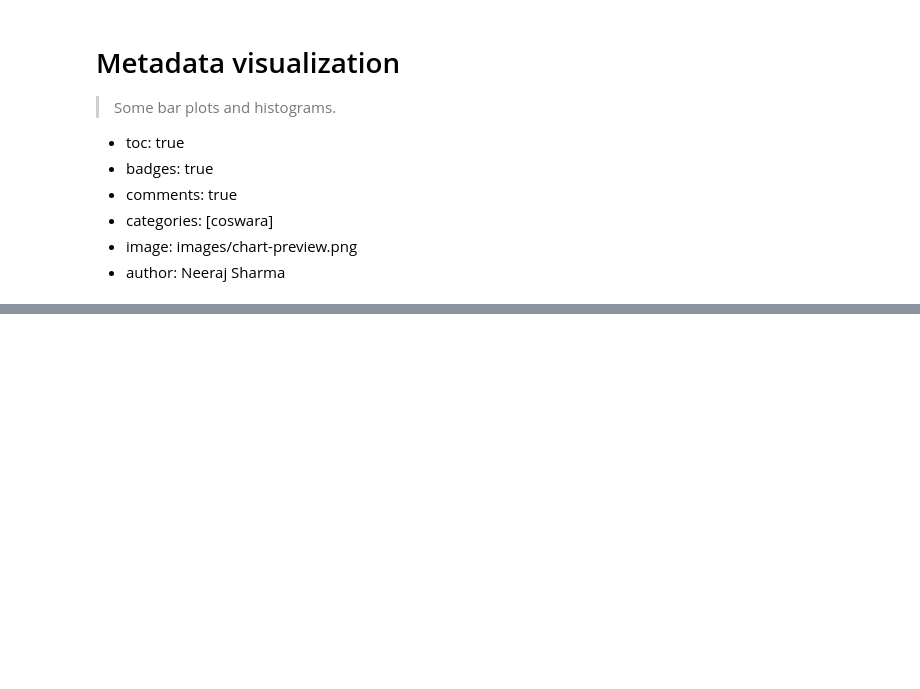
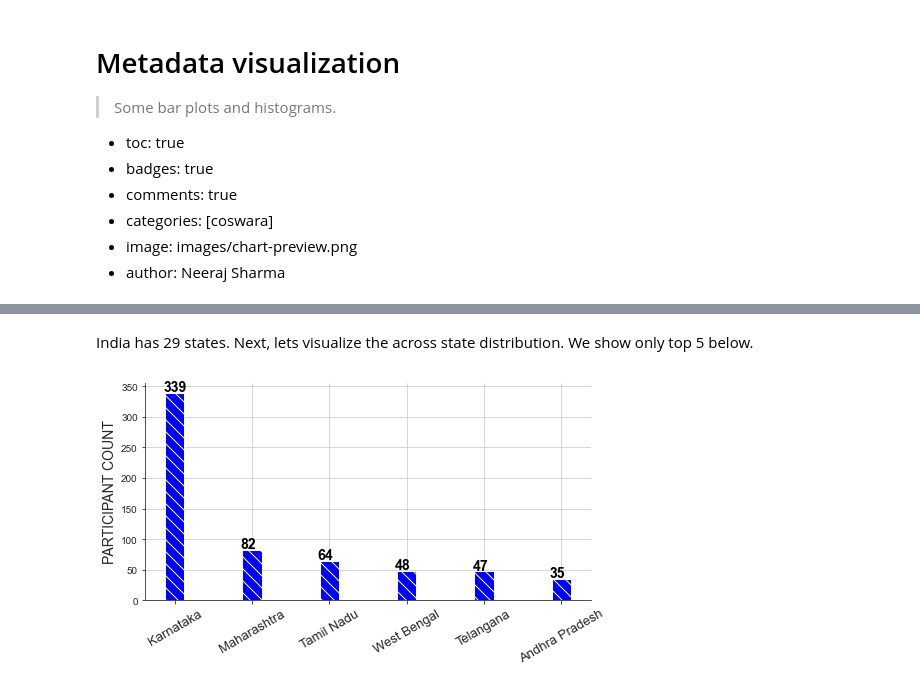
Before and after one commit to iiscleap/coswara-blog, a Jupyter notebook: _notebooks/2020-08-15-visualize_metadata.ipynb, the cells around one changed output, grey strips where cells are left out. Saved outputs shown, nothing was run; the diff lists cells and outputs as text; code cells hidden in the pictures; blank space fills up the shorter version.

```diff
--- a/_notebooks/2020-08-15-visualize_metadata.ipynb
+++ b/_notebooks/2020-08-15-visualize_metadata.ipynb
@@ -54,0 +100,28 @@ plt.show()
+# %% [markdown]
+
+India has 29 states. Next, lets visualize the across state distribution. We show only top 5 below.
+# %%
+#collapse_show
+state_labels = DF['l_s'].unique()
+state_cnt = []
+for i in range(len(state_labels)):
+    state_cnt.append(len(DF[DF['l_s'] == state_labels[i]]))
+state_cnt = np.array(state_cnt)
+indx = np.argsort(state_cnt)[::-1][0:6]
+state_cnt = state_cnt[indx]
+state_labels = state_labels[indx]
+
+
+fig, ax = plt.subplots(figsize=(8, 4))
+ax.bar(np.arange(0,len(state_cnt)),state_cnt, align='center',alpha=1, ecolor='black',capsize=5,hatch="\\\\",color='blue',width=.25)
+ax.set_ylabel('PARTICIPANT COUNT',fontsize=14)
+# # ax.text(1.5,-9,'MEAN',horizontalalignment='center')
+plt.xticks(np.arange(0,len(state_cnt)),state_labels,rotation=30,fontsize=13)
+for i, v in enumerate(state_cnt):
+    ax.text(i-.15,v + 3, str(v), color='black', fontweight='bold',fontsize=14)
+ax.grid(True)
+ax.spines['right'].set_visible(False)
+ax.spines['top'].set_visible(False)
+plt.show()
+# %% [output]
+[figure, added]
```
Also changed, not shown: parts of 7 cells of this notebook.
